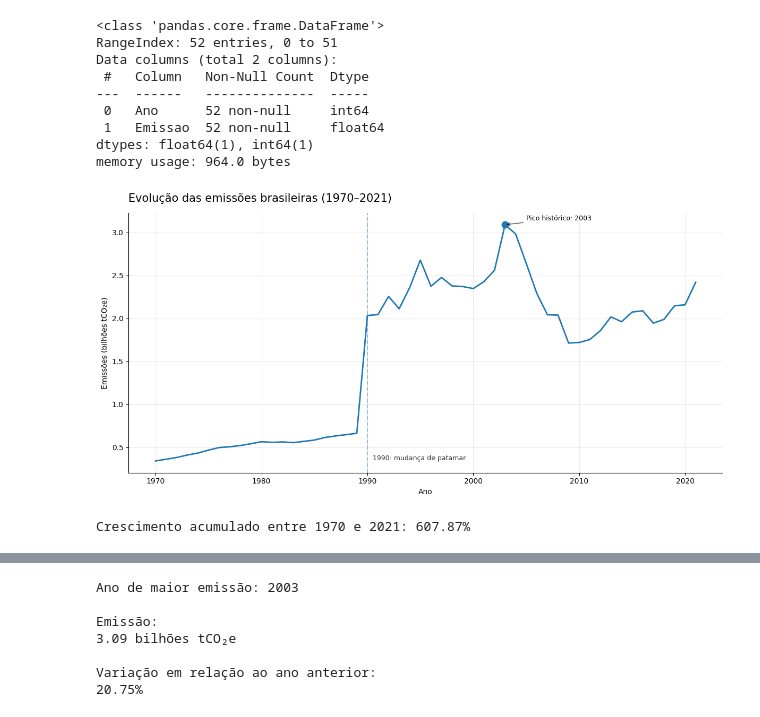
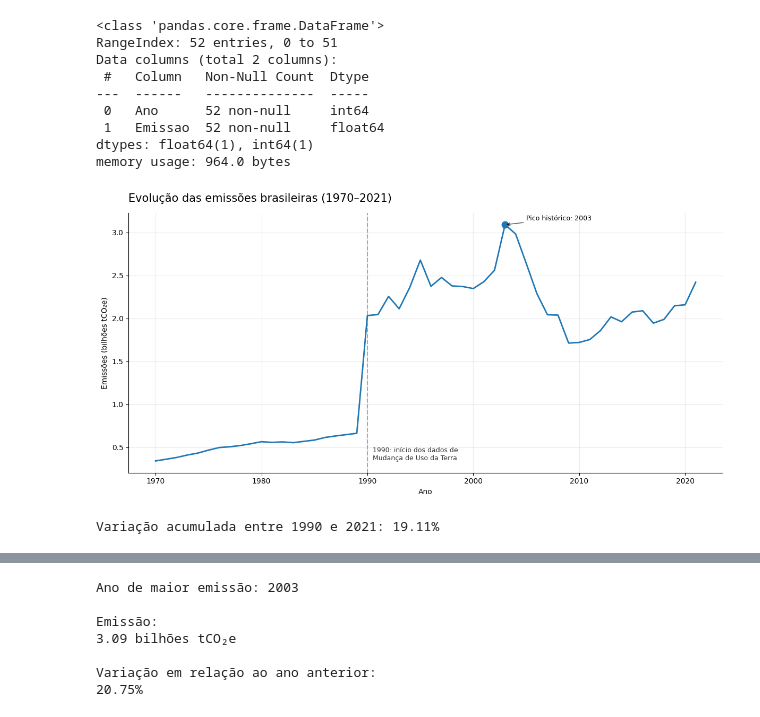
Before and after one commit to GustavoMedeiros601/brazil-ghg-emissions-analysis, a Jupyter notebook: notebook/02_exploratory_analysis.ipynb, the cells around one changed output, grey strips where cells are left out. Drawn from its saved outputs; the diff is of its cells as text; code cells hidden in the pictures.

Commit message:
improve analysis and historical emissions review
Investigate the 1990 series break, improve temporal comparability, and refine visualizations and analytical insights.

```diff
--- a/notebook/02_exploratory_analysis.ipynb
+++ b/notebook/02_exploratory_analysis.ipynb
@@ -23,21 +5,11 @@ pd.set_option("display.float_format", "{:.2f}".format)
 # %%
 ANO_ANALISE = 2021
 
-emissao_estado = pd.read_csv(
-    PROCESSED_DIR / f"emissao_estado_{ANO_ANALISE}.csv"
-)
-
-emissao_per_capita = pd.read_csv(
-    PROCESSED_DIR / f"emissao_per_capita_{ANO_ANALISE}.csv"
-)
-
-emissao_setor = pd.read_csv(
-    PROCESSED_DIR / f"emissao_setor_{ANO_ANALISE}.csv"
-)
-
-emissao_anual = pd.read_csv(
-    PROCESSED_DIR / "emissao_anual_brasil.csv"
-)
+emissao_estado = pd.read_csv(f"emissao_estado_{ANO_ANALISE}.csv")
+emissao_per_capita = pd.read_csv(f"emissao_per_capita_{ANO_ANALISE}.csv")
+emissao_setor = pd.read_csv(f"emissao_setor_{ANO_ANALISE}.csv")
+emissao_anual = pd.read_csv("emissao_anual_brasil.csv")
+df_emissoes = pd.read_csv("emissoes_co2e_gwp_ar5_1970_2021.csv")
 # %% [markdown]
 # Objetivo do Projeto
 
@@ -547,57 +488,72 @@ ax.plot(
     linewidth=2
 )
 
+# Marca o início da série completa
 ax.axvline(
     1990,
     linestyle="--",
-    alpha=0.4
+    alpha=0.5
 )
 
 ax.text(
     1990 + 0.5,
     0.35,
-    "1990: mudança de patamar",
+    "1990: início dos dados de\nMudança de Uso da Terra",
     fontsize=9,
     alpha=0.8
 )
 
+# Destaque do pico histórico
 ax.scatter(
     ano_pico_valor,
     emissao_pico,
     s=80
 )
 
 ax.annotate(
     f"Pico histórico: {ano_pico_valor}",
     xy=(ano_pico_valor, emissao_pico),
     xytext=(ano_pico_valor + 2, emissao_pico + 0.05),
     arrowprops=dict(arrowstyle="->", alpha=0.7),
     fontsize=9
 )
 
-ax.set_title("Evolução das emissões brasileiras (1970–2021)", pad=15, loc = 'left', fontsize = 15)
+ax.set_title(
+    "Evolução das emissões brasileiras (1970–2021)",
+    pad=15,
+    loc="left",
+    fontsize=15
+)
+
 ax.set_xlabel("Ano")
 ax.set_ylabel("Emissões (bilhões tCO₂e)")
 ax.grid(True, alpha=0.25)
 
-ax.spines['top'].set_visible(False)
-ax.spines['right'].set_visible(False)
+ax.spines["top"].set_visible(False)
+ax.spines["right"].set_visible(False)
 
 plt.tight_layout()
 plt.show()
 # %% [output]
-[figure, old version]
+[figure, new version]
 # %%
-primeiro_ano = emissao_anual.iloc[0]["Emissao"]
-ultimo_ano = emissao_anual.iloc[-1]["Emissao"]
+primeiro_ano_comparavel = emissao_anual.loc[
+    emissao_anual["Ano"] == 1990,
+    "Emissao"
+].iloc[0]
+
+ultimo_ano = emissao_anual.loc[
+    emissao_anual["Ano"] == 2021,
+    "Emissao"
+].iloc[0]
 
 crescimento = (
-    (ultimo_ano - primeiro_ano)
-    / primeiro_ano
+    (ultimo_ano - primeiro_ano_comparavel)
+    / primeiro_ano_comparavel
 ) * 100
 
 print(
-    f"Crescimento acumulado entre 1970 e 2021: {crescimento:.2f}%"
+    f"Variação acumulada entre 1990 e 2021: {crescimento:.2f}%"
 )
 # %% [output]
-Crescimento acumulado entre 1970 e 2021: 607.87%
+Variação acumulada entre 1990 e 2021: 19.11%
```
Also changed, not shown: parts of 32 cells of this notebook.
